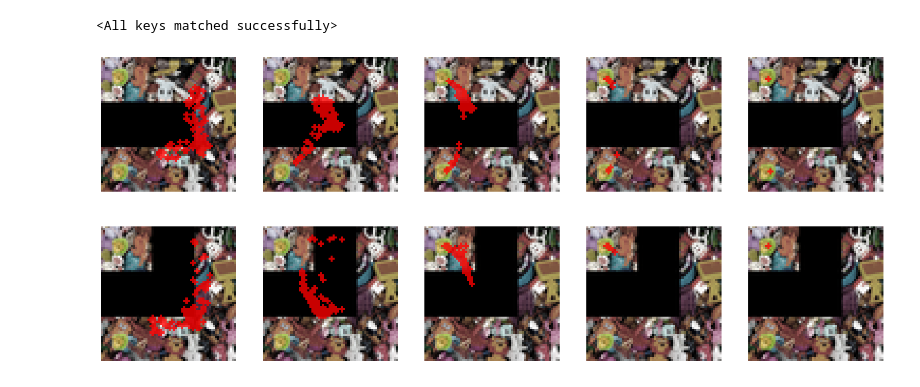
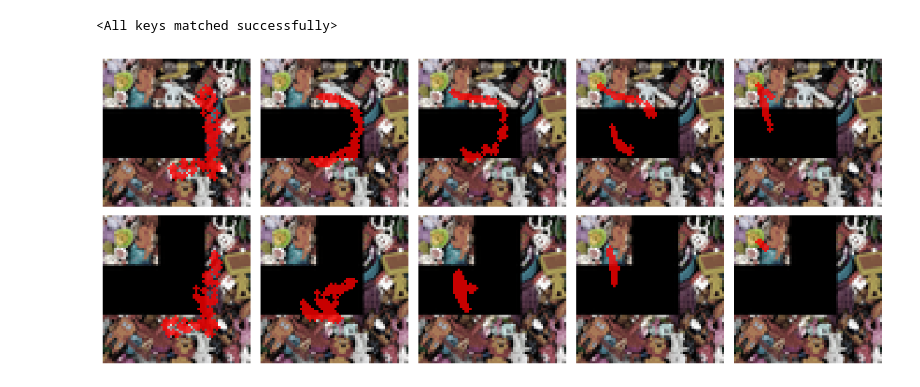
Before and after one commit to pranaboy72/denoisingheat, a Jupyter notebook: inference.ipynb, the cells around one changed output. Saved outputs shown, nothing was run; the diff lists cells and outputs as text; code cells hidden in the pictures.

```diff
--- a/inference.ipynb
+++ b/inference.ipynb
@@ -128,8 +158,8 @@ plt.show()
 [figure]
 [figure]
 # %%
-obstacle_added2 = convert_to_obstacle_masks(1, background2[0].size, img_size, [[0,150,120,260]])
-obstacle_added3 = convert_to_obstacle_masks(1, background2[0].size, img_size, [[0,0,120,100]])
+obstacle_added2 = convert_to_obstacle_masks(1, background2[0].size, img_size, [[0,0,180,260]])
+# obstacle_added3 = convert_to_obstacle_masks(1, background2[0].size, img_size, [[0,0,120,100]])
 plt.imshow(obstacle_added2[0].cpu().numpy())
 plt.show()
 # %% [output]
@@ -137,5 +167,6 @@ plt.show()
 # %%
 # Evaluation - Single goal
+initial_states = 100
 
 lan_t = 100  # 4
 epsilon = .002
@@ -166,7 +197,7 @@ axs[1,0].imshow(obs_T2[0].permute(1,2,0).cpu().numpy())
 
 with torch.no_grad():
     # x_T = torch.tensor([[[-0.8, 0.8]]], device=device, dtype=torch.float32)
-    x_T = gen_agents(goal_bounds, (100,1), img_size, obstacles=(obstacle_masks|obstacle_added)|(obstacle_added2|obstacle_added3), seed=seed)
+    x_T = gen_agents(goal_bounds, (initial_states,1), img_size, obstacles=(obstacle_masks|obstacle_added)|(obstacle_added2|obstacle_added3), seed=seed)
     x = x_T.clone()
     x2 = x_T.clone()
 
@@ -202,6 +233,7 @@ with torch.no_grad():
             bkg = background.copy()
             im = overlay_goal_agent(bkg, wastes, goals.cpu(), x.cpu(), dot_size)
             ims.append(im)
+        x = remove_collisions(x, obstacle_masks|obstacle_added)
 
         for _ in range(lan_t):
             x_prev2 = x2.clone()
@@ -211,9 +243,11 @@ with torch.no_grad():
 
             if not (x2[...,:].abs() <=0.99).all():
                 x2 = x_prev2
+
             bkg2 = background2.copy()
             im2 = overlay_goal_agent(bkg2, wastes, goals.cpu(), x2.cpu(), dot_size)
             ims2.append(im2)
+        x2 = remove_collisions(x2, obstacle_masks|obstacle_added)
 
 
     backg = background.copy()
@@ -250,18 +291,19 @@ baseline = Unet2D(
     dim_mults = (1, 2, 4, 8),
 ).to(device)
 
-baseline.load_state_dict(torch.load(f'./runs/baselines/Sep24_19-33-15/model_params.pt'))
+baseline.load_state_dict(torch.load(f'./runs/baselines/BC/Sep26_21-45-41/model_params.pt'))
 # %% [output]
 <All keys matched successfully>
 # %%
-# Benchmark
+# Benchmark - BC
+initial_states = 100
 
 lan_t = 100  # 4
 epsilon = .005
 k1 = .7
 k2 = .3
 
-goals = torch.tensor([[[-0.7, -0.7], [0.7, -0.7]]], device=device, dtype=torch.float32)
+goals = torch.tensor([[[-0.7, -0.7]]], device=device, dtype=torch.float32)
 obs_T = overlay_goal(background, img_size, wastes, goals)
 obs_T2 = overlay_goal(background2, img_size, wastes, goals)
 
@@ -281,7 +323,7 @@ bases = []
 
 with torch.no_grad():
     # x_T = torch.tensor([[[-0.8, 0.8]]], device=device, dtype=torch.float32)
-    x_T = gen_agents(goal_bounds, (100,1), img_size, obstacles=obstacle_masks|(obstacle_added|obstacle_added2|obstacle_added3), seed=seed)
+    x_T = gen_agents(goal_bounds, (initial_states,1), img_size, obstacles=obstacle_masks|(obstacle_added|obstacle_added2|obstacle_added3), seed=seed)
     # x = x_T.clone()
     base_x = x_T.clone()
     base_x2 = x_T.clone()
@@ -303,19 +345,7 @@ with torch.no_grad():
                 # axs[1,k].set_title(f't = {T-i+1}')
                 axs[1,k].axis('off')
 
-        # t = (torch.ones(1) * i).long().to(device)
         base_t = torch.ones(1).long().to(device)
-
-        # alpha = epsilon / diffusion.std[i-1] * (img_size/2)
-
-        # for _ in range(lan_t):
-        #     x_prev = x.clone()
-        #     score, _ = model(obs_T, t, x)
-
-        #     x = x_prev + (alpha * score)/2 + (torch.randn_like(x) * torch.sqrt(alpha) * 0.25)
-
-        #     if not (x.abs() <=0.99).all():
-        #         x = x_prev
 
         for _ in range(4):
             base_x_prev = base_x.clone()
@@ -331,31 +361,33 @@ with torch.no_grad():
             base_x_prev2 = base_x2.clone()
             delta2,_  = baseline(obs_T2, base_t, base_x2)
 
             base_x2 = base_x_prev2 + delta2
 
             bkg2 = background2.copy()
             im2 = overlay_goal_agent(bkg2, wastes, goals.cpu(), base_x2.cpu(), dot_size)
             ims2.append(im2)
 
 
     backg = background.copy()
     backg2 = background2.copy()
     # img_sample = overlay_goal_agent(backg, wastes, goals.cpu(),x.cpu(), dot_size)
     base_sample = overlay_goal_agent(backg, wastes, goals.cpu(), base_x.cpu(), dot_size)
     base_sample2 = overlay_goal_agent(backg2, wastes, goals.cpu(), base_x2.cpu(), dot_size)
     for s in range(len(base_sample)):
         axs[0,-1].imshow(base_sample[s])
         # axs[0,-1].set_title(f't = {T}')
         axs[0,-1].axis('off')
         axs[1,-1].imshow(base_sample2[s])
         # axs[1,-1].set_title(f't = {T}')
         axs[1,-1].axis('off')
 
     bkg = background.copy()
     bkg2 = background2.copy()
     im = overlay_goal_agent(bkg, wastes, goals.cpu(), base_x.cpu(), dot_size)
     im2 = overlay_goal_agent(bkg2, wastes, goals.cpu(), base_x2.cpu(), dot_size)
     ims.append(im)
     ims2.append(im2)
+
+plt.tight_layout()
 # %% [output]
-[figure, old version]
+[figure, new version]
```
Also changed, not shown: parts of 9 cells of this notebook, 11 other files.
